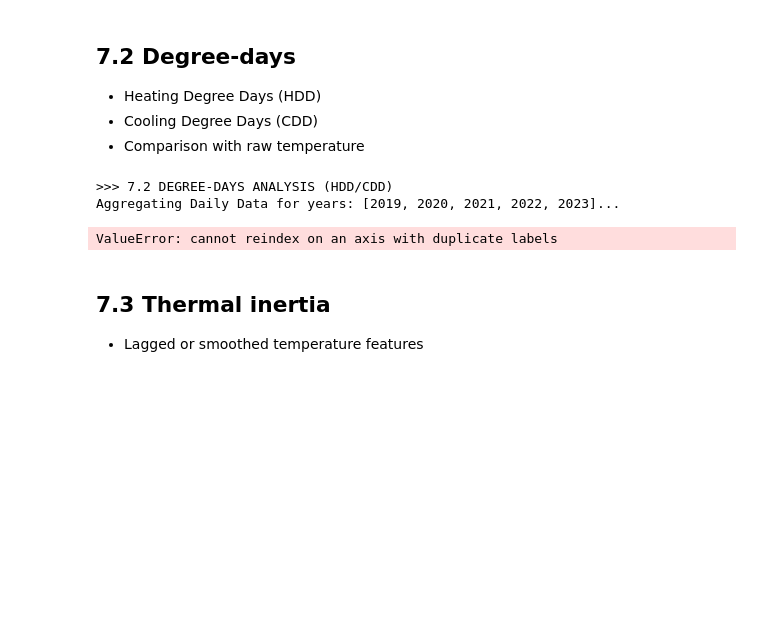
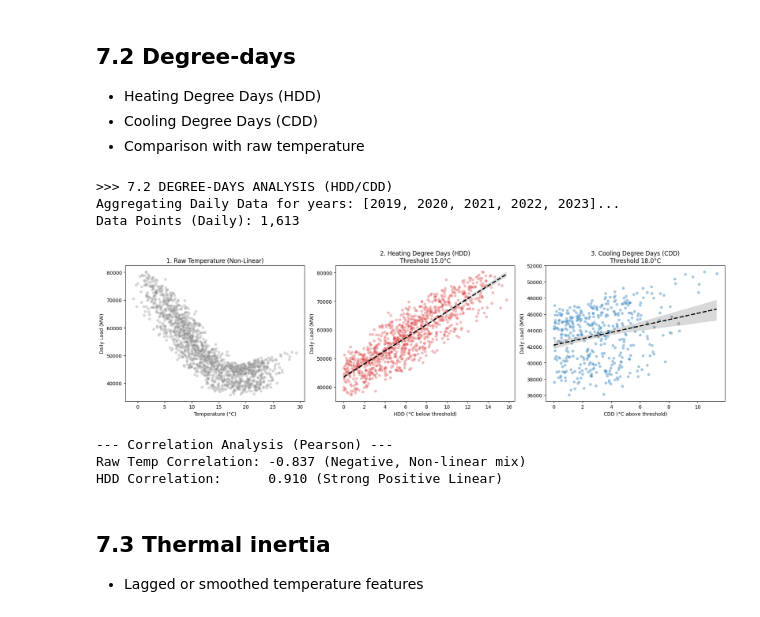
Before and after one commit to quentinbenchetrit/france-grid-stress-prediction, a Jupyter notebook: notebooks/EDA.ipynb, the cells around one changed output. Drawn from its saved outputs; the diff is of its cells as text; code cells hidden in the pictures; blank space fills up the shorter version.

Commit message:
next graphs (again)

```diff
--- a/notebooks/EDA.ipynb
+++ b/notebooks/EDA.ipynb
@@ -2696,10 +2696,9 @@ def analyze_degree_days():
     print(">>> 7.2 DEGREE-DAYS ANALYSIS (HDD/CDD)")
 
     # 1. Configuration
-    # We use daily aggregation to compute standard "Degree-Days"
     years = [2019, 2020, 2021, 2022, 2023]
-    T_REF_HEAT = 15.0  # Threshold below which heating starts
-    T_REF_COOL = 18.0  # Threshold above which cooling starts
+    T_REF_HEAT = 15.0  # Seuil de chauffage
+    T_REF_COOL = 18.0  # Seuil de climatisation
 
     print(f"Aggregating Daily Data for years: {years}...")
 
@@ -2708,6 +2707,7 @@ def analyze_degree_days():
     for y in years:
         f = f"../data/interim/consommation/consommation_{y}_long_utc.csv"
         try:
+            # Lecture des colonnes pour s'adapter
             cols = pd.read_csv(f, nrows=0).columns
             date_col = 'datetime' if 'datetime' in cols else 'start_date'
             val_col = 'load_mw' if 'load_mw' in cols else 'consumption_mw'
@@ -2716,13 +2716,16 @@ def analyze_degree_days():
             df = df.rename(columns={date_col: 'ts', val_col: 'mw'})
             df['ts'] = pd.to_datetime(df['ts'], utc=True)
 
-            # Resample to Daily Mean
+            # Resample journalier
             daily = df.set_index('ts').resample('D')['mw'].mean()
             conso_list.append(daily)
         except: pass
 
     if not conso_list: return
     df_conso = pd.concat(conso_list)
+
+    # CORRECTION : Dédoublonnage explicite de l'index
+    df_conso = df_conso[~df_conso.index.duplicated(keep='first')].sort_index()
 
     # --- B. Load Weather (Daily Mean) ---
     weather_list = []
@@ -2732,9 +2735,9 @@ def analyze_degree_days():
             df = pd.read_csv(f, usecols=['date', 'temperature_2m'])
             df['ts'] = pd.to_datetime(df['date'], utc=True)
 
-            # National Daily Mean Temp
+            # Moyenne nationale journalière
             daily = df.groupby(df['ts'].dt.date)['temperature_2m'].mean()
-            # Convert index to datetime for merging
+            # On remet l'index en datetime UTC pour matcher la conso
             daily.index = pd.to_datetime(daily.index).tz_localize('UTC')
             weather_list.append(daily)
         except: pass
@@ -2742,11 +2745,15 @@ def analyze_degree_days():
     if not weather_list: return
     df_weather = pd.concat(weather_list)
 
+    # CORRECTION : Dédoublonnage explicite de l'index météo aussi
+    df_weather = df_weather[~df_weather.index.duplicated(keep='first')].sort_index()
+
     # --- C. Merge & Feature Engineering ---
+    # Maintenant l'axe est propre, le concat axis=1 va fonctionner
     df = pd.concat([df_conso, df_weather], axis=1).dropna()
     df.columns = ['load_mw', 'temp']
 
-    # Calculate Degree Days
+    # Calcul HDD / CDD
     df['HDD'] = (T_REF_HEAT - df['temp']).clip(lower=0)
     df['CDD'] = (df['temp'] - T_REF_COOL).clip(lower=0)
 
@@ -2755,54 +2762,57 @@ def analyze_degree_days():
     # --- D. Visualization ---
     fig, axes = plt.subplots(1, 3, figsize=(18, 5))
 
-    # Plot 1: Raw Temp vs Load (The V-Shape)
+    # Plot 1: Température Brute
     sns.scatterplot(data=df, x='temp', y='load_mw', alpha=0.3, ax=axes[0], color='gray')
     axes[0].set_title("1. Raw Temperature (Non-Linear)")
     axes[0].set_xlabel("Temperature (°C)")
     axes[0].set_ylabel("Daily Load (MW)")
 
-    # Plot 2: HDD vs Load (Linearized)
-    # We filter only days where HDD > 0 to show the correlation slope
-    sns.scatterplot(data=df[df['HDD']>0], x='HDD', y='load_mw', alpha=0.3, ax=axes[1], color='#d62728')
-
-    # Add trendline
-    if len(df[df['HDD']>0]) > 1:
-        sns.regplot(data=df[df['HDD']>0], x='HDD', y='load_mw', scatter=False, ax=axes[1], color='black', line_kws={'linestyle':'--'})
+    # Plot 2: HDD (Heating)
+    # On filtre HDD > 0 pour voir la pente
+    data_hdd = df[df['HDD'] > 0]
+    sns.scatterplot(data=data_hdd, x='HDD', y='load_mw', alpha=0.3, ax=axes[1], color='#d62728')
+    if len(data_hdd) > 1:
+        sns.regplot(data=data_hdd, x='HDD', y='load_mw', scatter=False, ax=axes[1], color='black', line_kws={'linestyle':'--'})
 
     axes[1].set_title(f"2. Heating Degree Days (HDD)\nThreshold {T_REF_HEAT}°C")
     axes[1].set_xlabel("HDD (°C below threshold)")
     axes[1].set_ylabel("Daily Load (MW)")
 
-    # Plot 3: CDD vs Load (Cooling effect)
-    sns.scatterplot(data=df[df['CDD']>0], x='CDD', y='load_mw', alpha=0.4, ax=axes[2], color='#1f77b4')
-    if len(df[df['CDD']>0]) > 1:
-        sns.regplot(data=df[df['CDD']>0], x='CDD', y='load_mw', scatter=False, ax=axes[2], color='black', line_kws={'linestyle':'--'})
+    # Plot 3: CDD (Cooling)
+    data_cdd = df[df['CDD'] > 0]
+    sns.scatterplot(data=data_cdd, x='CDD', y='load_mw', alpha=0.4, ax=axes[2], color='#1f77b4')
+    if len(data_cdd) > 1:
+        sns.regplot(data=data_cdd, x='CDD', y='load_mw', scatter=False, ax=axes[2], color='black', line_kws={'linestyle':'--'})
 
     axes[2].set_title(f"3. Cooling Degree Days (CDD)\nThreshold {T_REF_COOL}°C")
     axes[2].set_xlabel("CDD (°C above threshold)")
     axes[2].set_ylabel("Daily Load (MW)")
 
     plt.tight_layout()
     plt.show()
 
-    # --- E. Correlation Check ---
+    # --- E. Check Corrélation ---
     corr_temp = df.corr()['load_mw']['temp']
     corr_hdd = df.corr()['load_mw']['HDD']
 
     print(f"\n--- Correlation Analysis (Pearson) ---")
     print(f"Raw Temp Correlation: {corr_temp:.3f} (Negative, Non-linear mix)")
     print(f"HDD Correlation:      {corr_hdd:.3f} (Strong Positive Linear)")
-    print("Conclusion: HDD is a superior feature for linear modeling.")
 
     # Cleanup
     del df, df_conso, df_weather, conso_list, weather_list
     gc.collect()
 
 analyze_degree_days()
 # %% [output]
 >>> 7.2 DEGREE-DAYS ANALYSIS (HDD/CDD)
 Aggregating Daily Data for years: [2019, 2020, 2021, 2022, 2023]...
+Data Points (Daily): 1,613
+[figure, added]
-ValueError: cannot reindex on an axis with duplicate labels
+--- Correlation Analysis (Pearson) ---
+Raw Temp Correlation: -0.837 (Negative, Non-linear mix)
+HDD Correlation:      0.910 (Strong Positive Linear)
 # %% [markdown]
 ## 7.3 Thermal inertia
 
```
Also changed, not shown: parts of 3 cells of this notebook.
